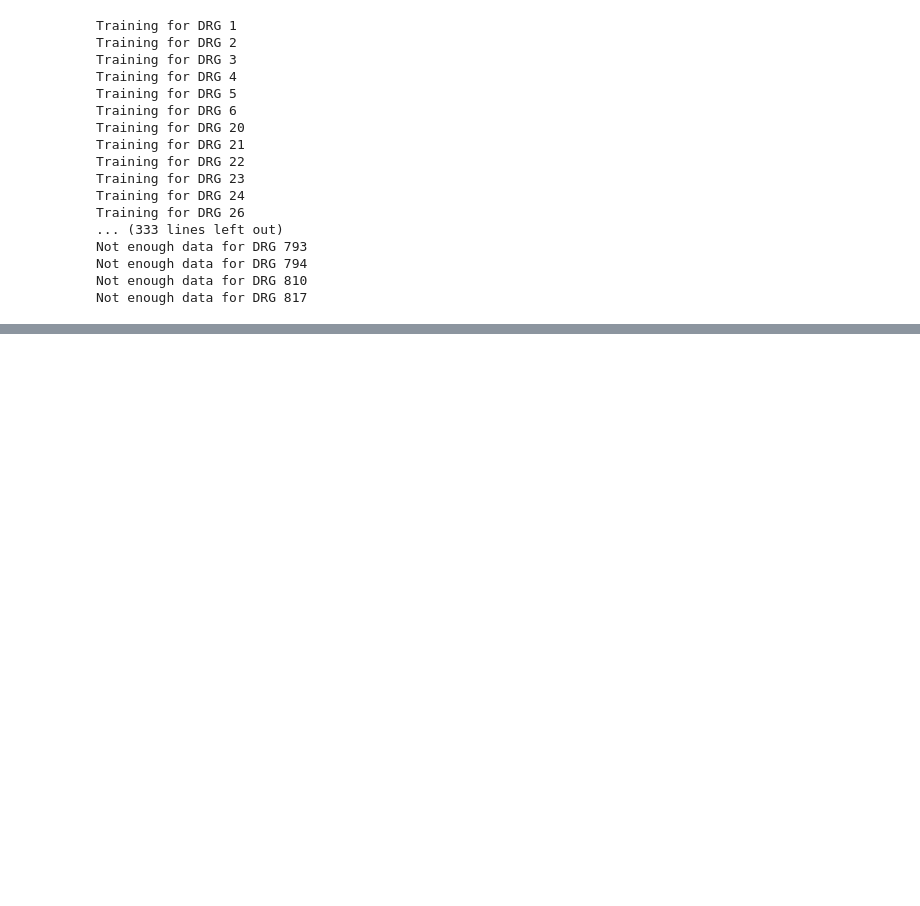
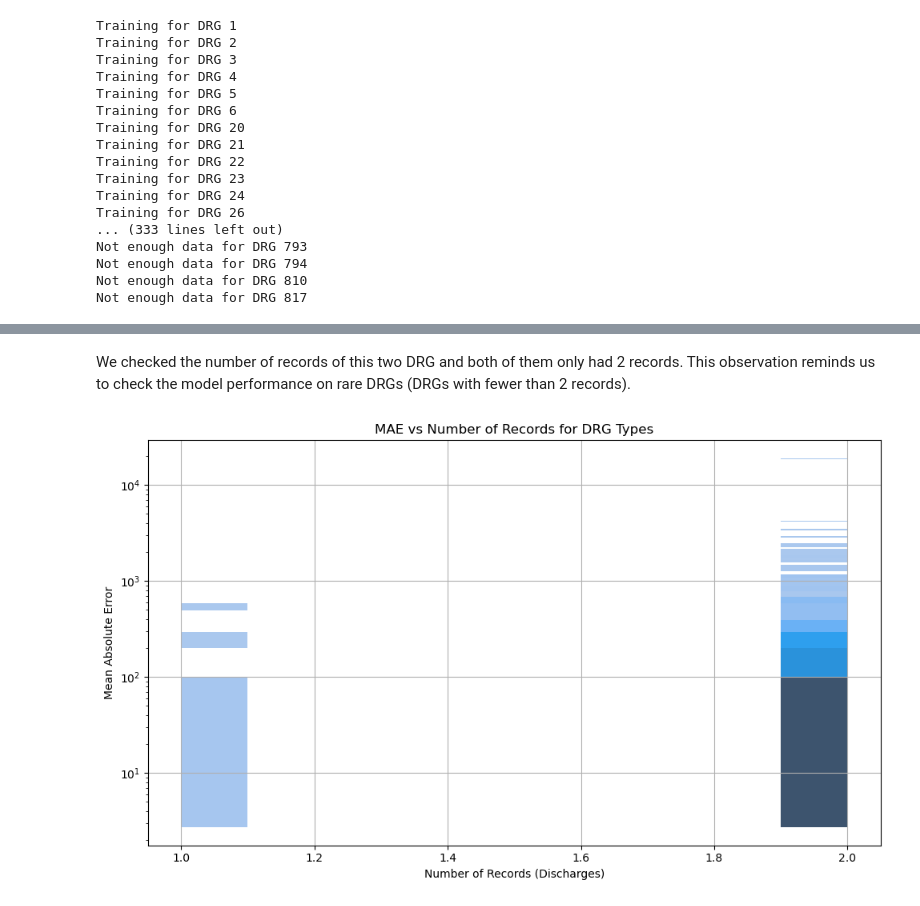
Before and after one commit to Marc0Guo/Datathon2025, a Jupyter notebook: q2_rf.ipynb, the cells around one changed output, grey strips where cells are left out. Cells and saved outputs as stored; diff of their text form; code cells hidden in the pictures; blank space fills up the shorter version.

```diff
--- a/q2_rf.ipynb
+++ b/q2_rf.ipynb
@@ -153,0 +202,18 @@ results_df.head()
+# %% [markdown]
+We checked the number of records of this two DRG and both of them only had 2 records. This observation reminds us to check the model performance on rare DRGs (DRGs with fewer than 2 records).
+# %%
+drg_volume = results_df.groupby('DRG').size().reset_index(name='Num_Records')
+
+drg_analysis = drg_errors.merge(drg_volume, on='DRG')
+
+plt.figure(figsize=(10,6))
+sns.histplot(x='Num_Records', y='MAE', data=drg_analysis)
+plt.title('MAE vs Number of Records for DRG Types')
+plt.yscale('log')
+plt.xlabel('Number of Records (Discharges)')
+plt.ylabel('Mean Absolute Error')
+plt.grid(True)
+plt.tight_layout()
+plt.show()
+# %% [output]
+[figure, added]
```
Also changed, not shown: parts of 16 cells of this notebook.
